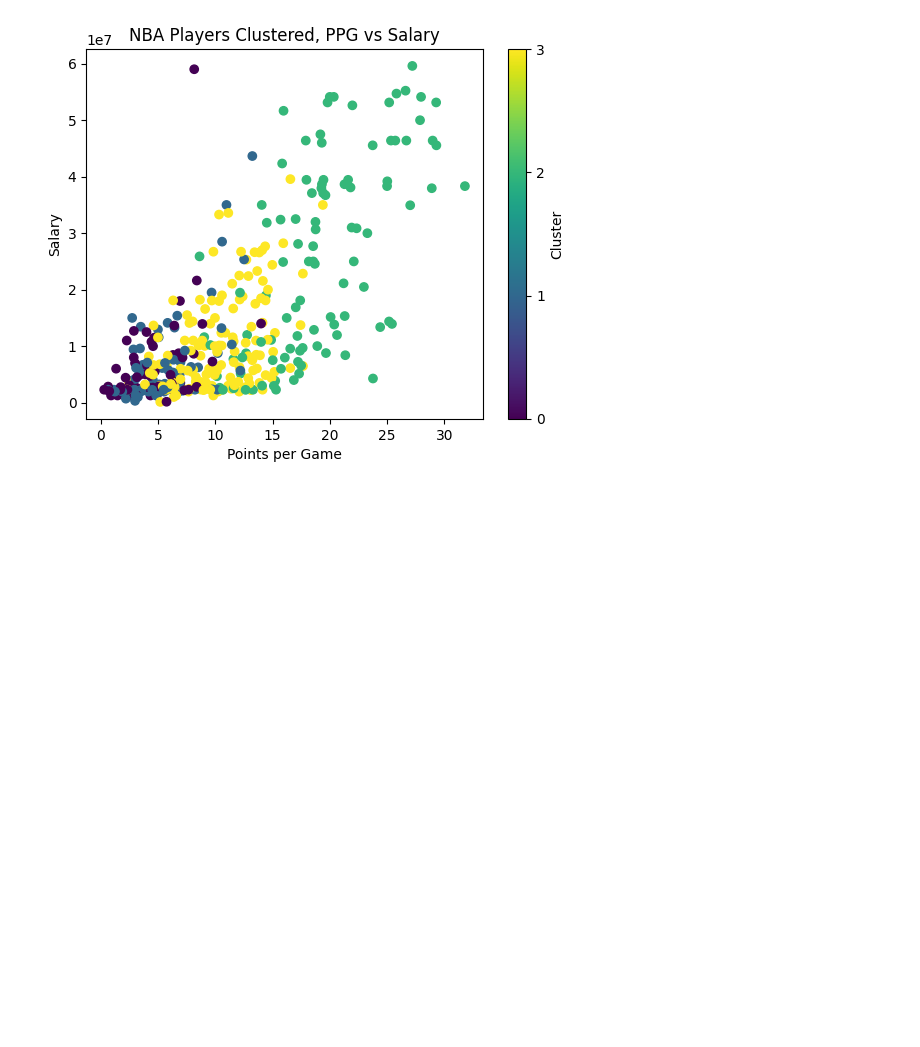
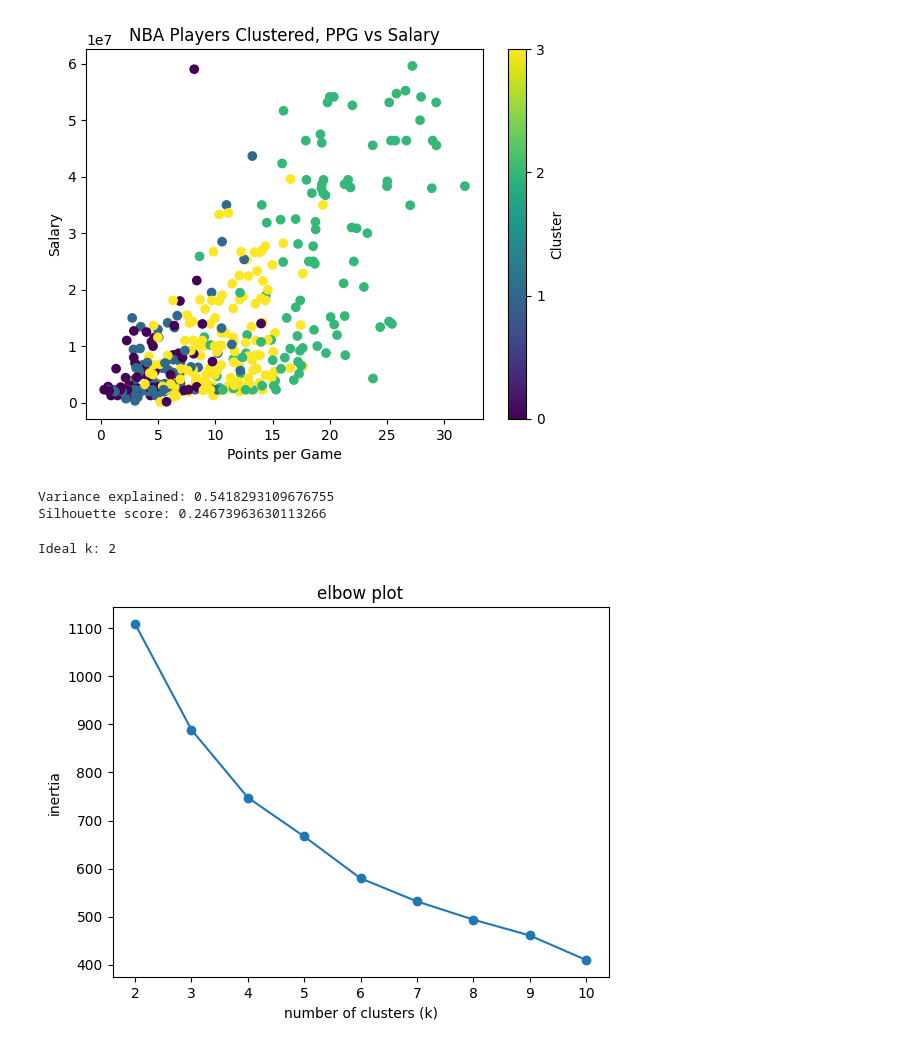
Before and after one commit to nhorton06/week_6, a Jupyter notebook: Lab-Clustering.ipynb, the cells around one changed output. Drawn from its saved outputs; the diff is of its cells as text; code cells hidden in the pictures; blank space fills up the shorter version.

Commit message:
Evaluated quality and made new model

```diff
--- a/Lab-Clustering.ipynb
+++ b/Lab-Clustering.ipynb
@@ -114,8 +115,8 @@ X = scaler.fit_transform(df[num_cols])
 # %%
 #Run the clustering algo with your best guess for K
 
-kmeans = KMeans(n_clusters = 4, random_state = 42, verbose = 1)
-kmeans.fit(X)
+kmeans4 = KMeans(n_clusters = 4, random_state = 42, verbose = 1)
+kmeans4.fit(X)
 # %% [output]
 Initialization complete
 Iteration 0, inertia 1046.8259992445376.
@@ -186,0 +178,40 @@ plt.show()
+# %%
+#Evaluate the quality of the clustering using total variance explained and silhouette scores
+
+total_sum_squares = np.sum(np.sum((X - np.mean(X)) ** 2)) # calculates distance between each point and squares it
+between_clusters_ss = total_sum_squares - kmeans4.inertia_ # subtracts the inertia (distance of each point from cluster center squared) from total distances squared
+var_explained = between_clusters_ss / total_sum_squares # formula used in cluster_utils.py
+
+sil_score = silhouette_score(X, kmeans4.labels_)
+
+print(f'Variance explained: {var_explained}') # how well separated clusters are (0-1), higher is better
+print(f'Silhouette score: {sil_score}') # fit of points within cluster versus other nearby clusters (-1 - 1), higher better fit for cluster, 0 on border of clusters
+# %% [output]
+Variance explained: 0.5418293109676755
+Silhouette score: 0.24673963630113266
+# %%
+#Determine the ideal number of clusters using the elbow method and the silhouette coefficient
+
+inertias = []
+sil_scores = []
+k_vals = list(range(2, 11))
+for k in k_vals:
+    kmeans = KMeans(n_clusters = k, random_state = 42)
+    kmeans.fit(X)
+    inertias.append(kmeans.inertia_)
+    sil_scores.append(silhouette_score(X, kmeans.labels_))
+
+ideal = k_vals[sil_scores.index(max(sil_scores))]
+print(f'Ideal k: {ideal}')
+# %% [output]
+Ideal k: 2
+# %%
+#Visualize the results of the elbow method
+
+plt.plot(k_vals, inertias, marker = 'o')
+plt.xlabel('number of clusters (k)')
+plt.ylabel('inertia')
+plt.title('elbow plot')
+plt.show()
+# %% [output]
+[figure, added]
```
Also changed, not shown: parts of 13 cells of this notebook.
